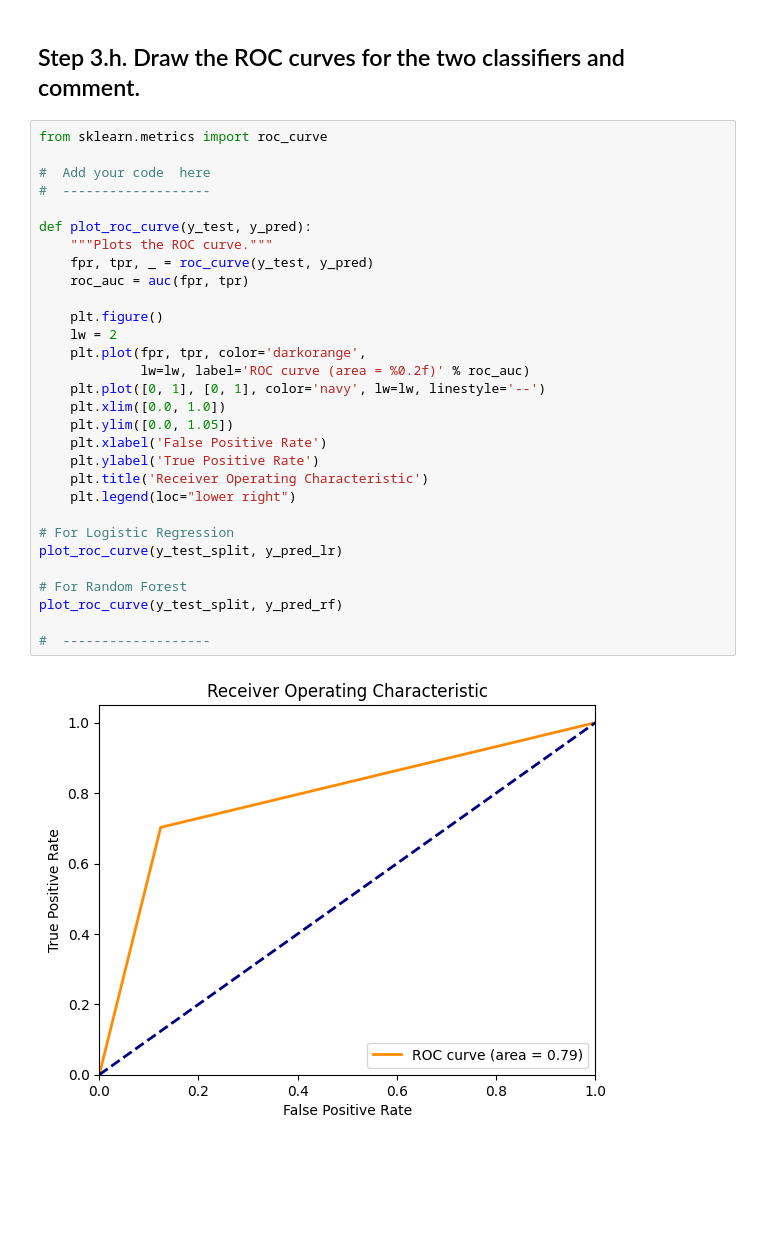
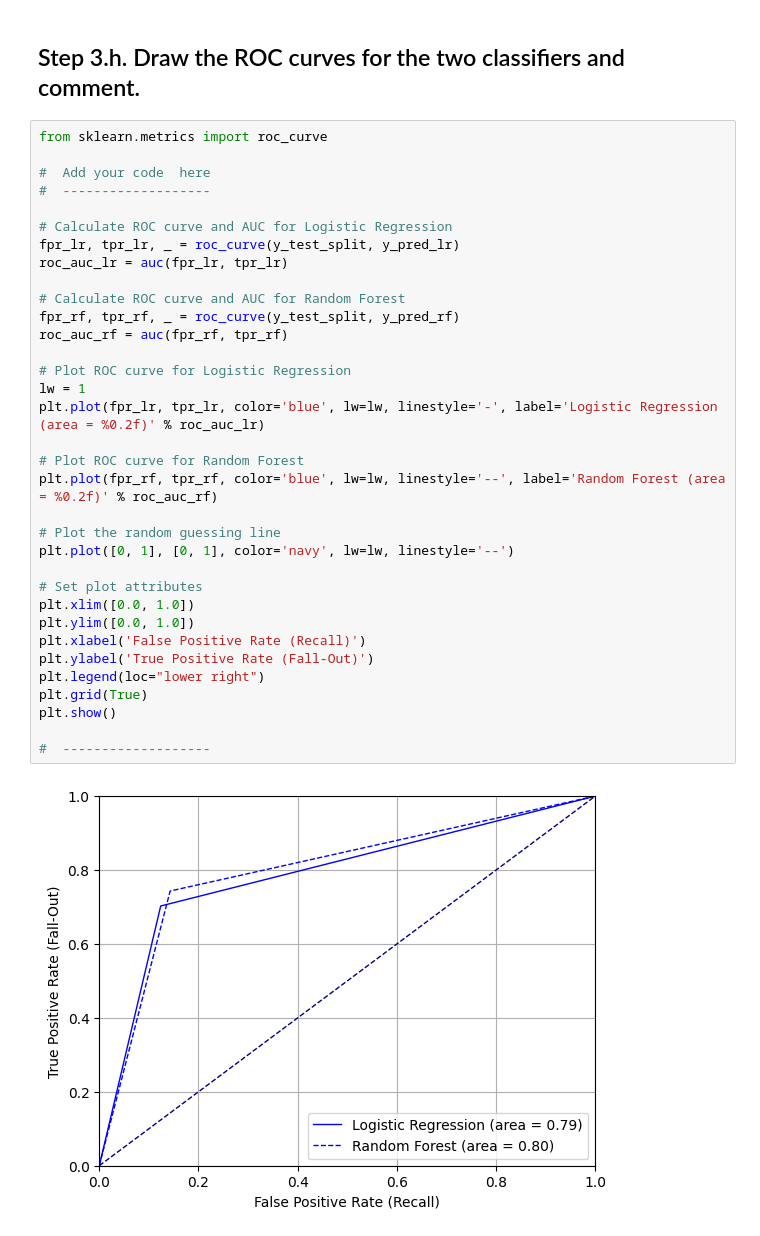
Before and after one commit to ChagataiDuru/CS304-IntroAI-CollabNotebooks, a Jupyter notebook: CS304_HW1.ipynb, the cells around one changed output. Cells and saved outputs as stored; diff of their text form; blank space fills up the shorter version.

```diff
--- a/CS304_HW1.ipynb
+++ b/CS304_HW1.ipynb
@@ -551,32 +565,36 @@ plot_precision_recall_curve(y_test_split, y_pred_rf)
 # %%
 from sklearn.metrics import roc_curve
 
 #  Add your code  here
 #  -------------------
 
-def plot_roc_curve(y_test, y_pred):
-    """Plots the ROC curve."""
-    fpr, tpr, _ = roc_curve(y_test, y_pred)
-    roc_auc = auc(fpr, tpr)
+# Calculate ROC curve and AUC for Logistic Regression
+fpr_lr, tpr_lr, _ = roc_curve(y_test_split, y_pred_lr)
+roc_auc_lr = auc(fpr_lr, tpr_lr)
 
-    plt.figure()
-    lw = 2
-    plt.plot(fpr, tpr, color='darkorange',
-             lw=lw, label='ROC curve (area = %0.2f)' % roc_auc)
-    plt.plot([0, 1], [0, 1], color='navy', lw=lw, linestyle='--')
-    plt.xlim([0.0, 1.0])
-    plt.ylim([0.0, 1.05])
-    plt.xlabel('False Positive Rate')
-    plt.ylabel('True Positive Rate')
-    plt.title('Receiver Operating Characteristic')
-    plt.legend(loc="lower right")
+# Calculate ROC curve and AUC for Random Forest
+fpr_rf, tpr_rf, _ = roc_curve(y_test_split, y_pred_rf)
+roc_auc_rf = auc(fpr_rf, tpr_rf)
 
-# For Logistic Regression
-plot_roc_curve(y_test_split, y_pred_lr)
+# Plot ROC curve for Logistic Regression
+lw = 1
+plt.plot(fpr_lr, tpr_lr, color='blue', lw=lw, linestyle='-', label='Logistic Regression (area = %0.2f)' % roc_auc_lr)
 
-# For Random Forest
-plot_roc_curve(y_test_split, y_pred_rf)
+# Plot ROC curve for Random Forest
+plt.plot(fpr_rf, tpr_rf, color='blue', lw=lw, linestyle='--', label='Random Forest (area = %0.2f)' % roc_auc_rf)
+
+# Plot the random guessing line
+plt.plot([0, 1], [0, 1], color='navy', lw=lw, linestyle='--')
+
+# Set plot attributes
+plt.xlim([0.0, 1.0])
+plt.ylim([0.0, 1.0])
+plt.xlabel('False Positive Rate (Recall)')
+plt.ylabel('True Positive Rate (Fall-Out)')
+plt.legend(loc="lower right")
+plt.grid(True)
+plt.show()
 
 #  -------------------
 # %% [output]
-[figure, old version]
+[figure, new version]
```
Also changed, not shown: parts of 9 cells of this notebook.
